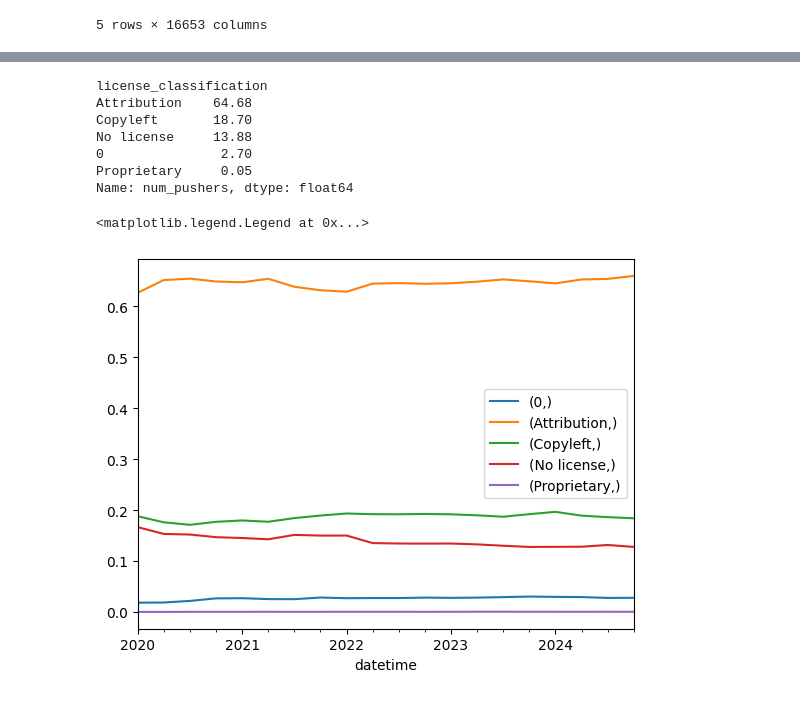
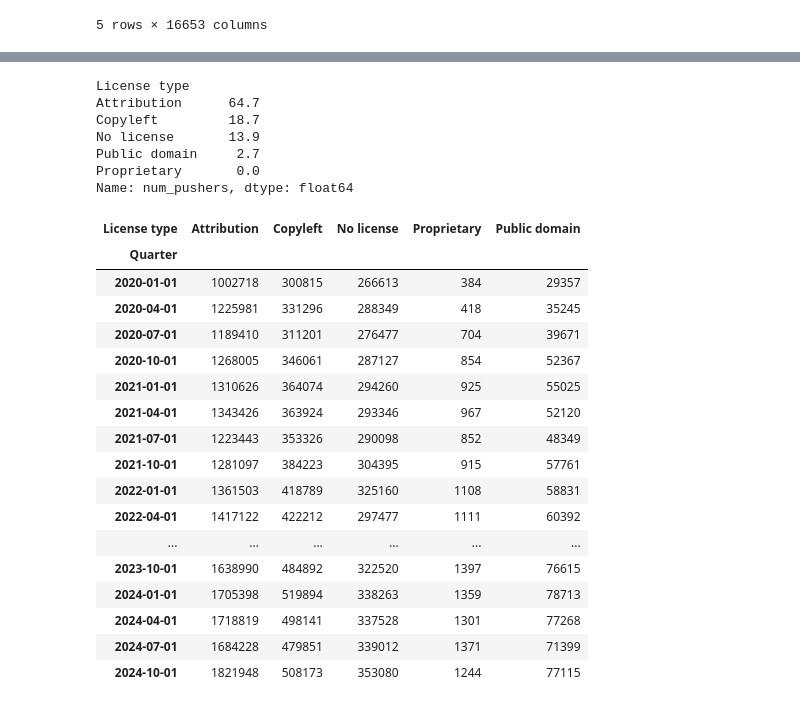
Before and after one commit to matthew-brett/sp-ai-post, a Jupyter notebook: open_source_licenses.ipynb, the cells around one changed output, grey strips where cells are left out. Drawn from its saved outputs; the diff is of its cells as text; code cells hidden in the pictures.

```diff
--- a/open_source_licenses.ipynb
+++ b/open_source_licenses.ipynb
@@ -97,14 +89,15 @@ Proprietary      99
 Name: count, dtype: int64
 # %%
-(df.groupby('license_classification')['num_pushers'].sum().sort_values(
+# % license / persons by license.
+(df.groupby('License type')['num_pushers'].sum().sort_values(
     ascending=False
-) / df['num_pushers'].sum() * 100).round(2)
+) / df['num_pushers'].sum() * 100).round(1)
 # %% [output]
-license_classification
-Attribution    64.68
-Copyleft       18.70
-No license     13.88
-0               2.70
-Proprietary     0.05
+License type
+Attribution      64.7
+Copyleft         18.7
+No license       13.9
+Public domain     2.7
+Proprietary       0.0
 Name: num_pushers, dtype: float64
 # %%
@@ -117,9 +107,31 @@ by_license = df.groupby(['license_classification'])
-# %%
-by_yq_pushers = df.groupby('datetime')['num_pushers'].sum()
-for label, rows in by_license:
-    by_dt = rows.groupby('datetime')['num_pushers'].sum() / by_yq_pushers
-    by_dt.plot(label=label)
-plt.legend()
-# %% [output]
-<matplotlib.legend.Legend at 0x...>
-[figure, removed]
+# %%
+# Break down counts by quarter and license type.
+by_dt_license = (df.groupby(['Quarter', 'License type'])
+                 ['num_pushers']
+                 .sum())
+license_sums = (by_dt_license
+                .reset_index()
+                .pivot(index='Quarter',
+                       columns='License type',
+                       values='num_pushers')
+               )
+license_sums
+# %% [output]
+| License type | Attribution | Copyleft | No license | Proprietary | Public domain |
+| Quarter |  |  |  |  |  |
+| 2020-01-01 | 1002718 | 300815 | 266613 | 384 | 29357 |
+| 2020-04-01 | 1225981 | 331296 | 288349 | 418 | 35245 |
+| 2020-07-01 | 1189410 | 311201 | 276477 | 704 | 39671 |
+| 2020-10-01 | 1268005 | 346061 | 287127 | 854 | 52367 |
+| 2021-01-01 | 1310626 | 364074 | 294260 | 925 | 55025 |
+| 2021-04-01 | 1343426 | 363924 | 293346 | 967 | 52120 |
+| 2021-07-01 | 1223443 | 353326 | 290098 | 852 | 48349 |
+| 2021-10-01 | 1281097 | 384223 | 304395 | 915 | 57761 |
+| 2022-01-01 | 1361503 | 418789 | 325160 | 1108 | 58831 |
+| 2022-04-01 | 1417122 | 422212 | 297477 | 1111 | 60392 |
+| ... | ... | ... | ... | ... | ... |
+| 2023-10-01 | 1638990 | 484892 | 322520 | 1397 | 76615 |
+| 2024-01-01 | 1705398 | 519894 | 338263 | 1359 | 78713 |
+| 2024-04-01 | 1718819 | 498141 | 337528 | 1301 | 77268 |
+| 2024-07-01 | 1684228 | 479851 | 339012 | 1371 | 71399 |
+| 2024-10-01 | 1821948 | 508173 | 353080 | 1244 | 77115 |
```
Also changed, not shown: parts of 8 cells of this notebook, 1 other file.
